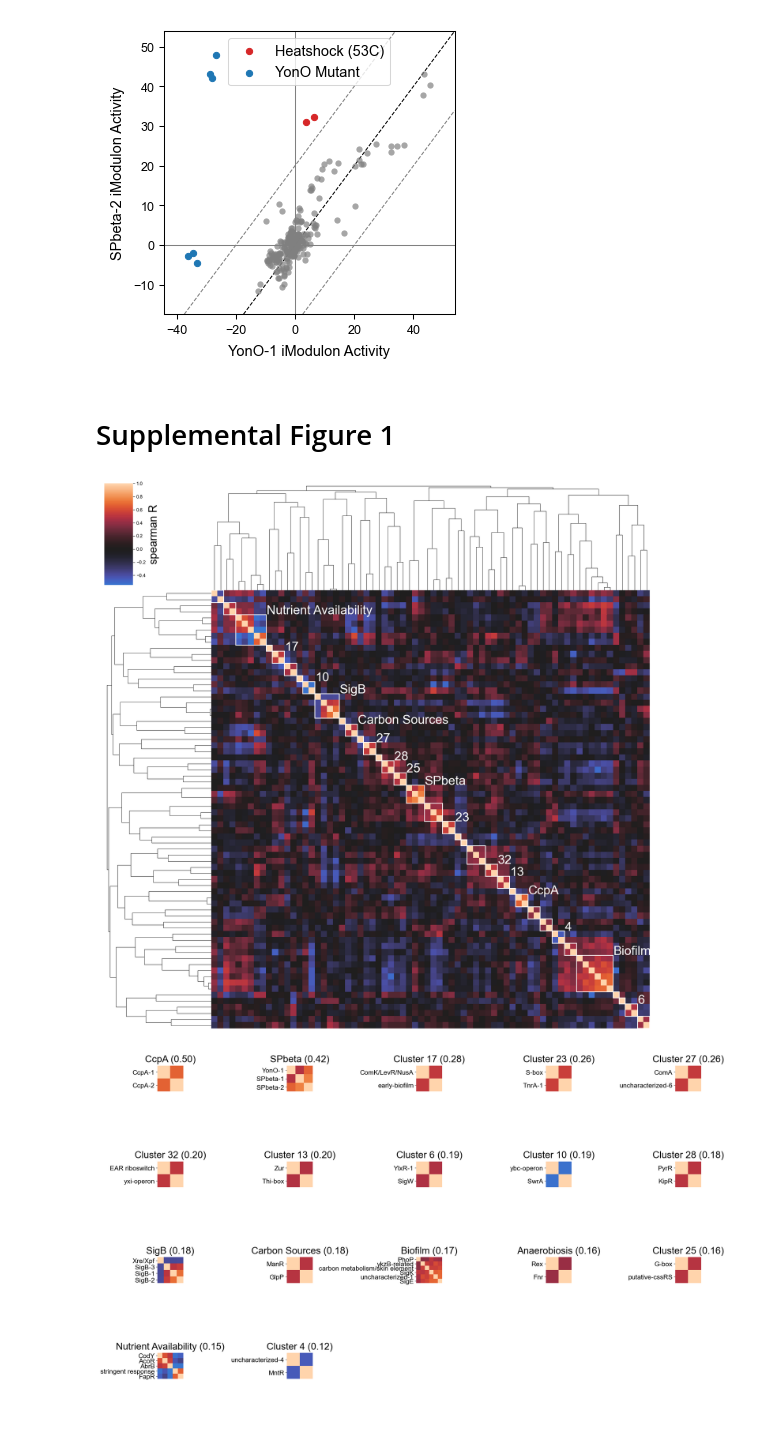
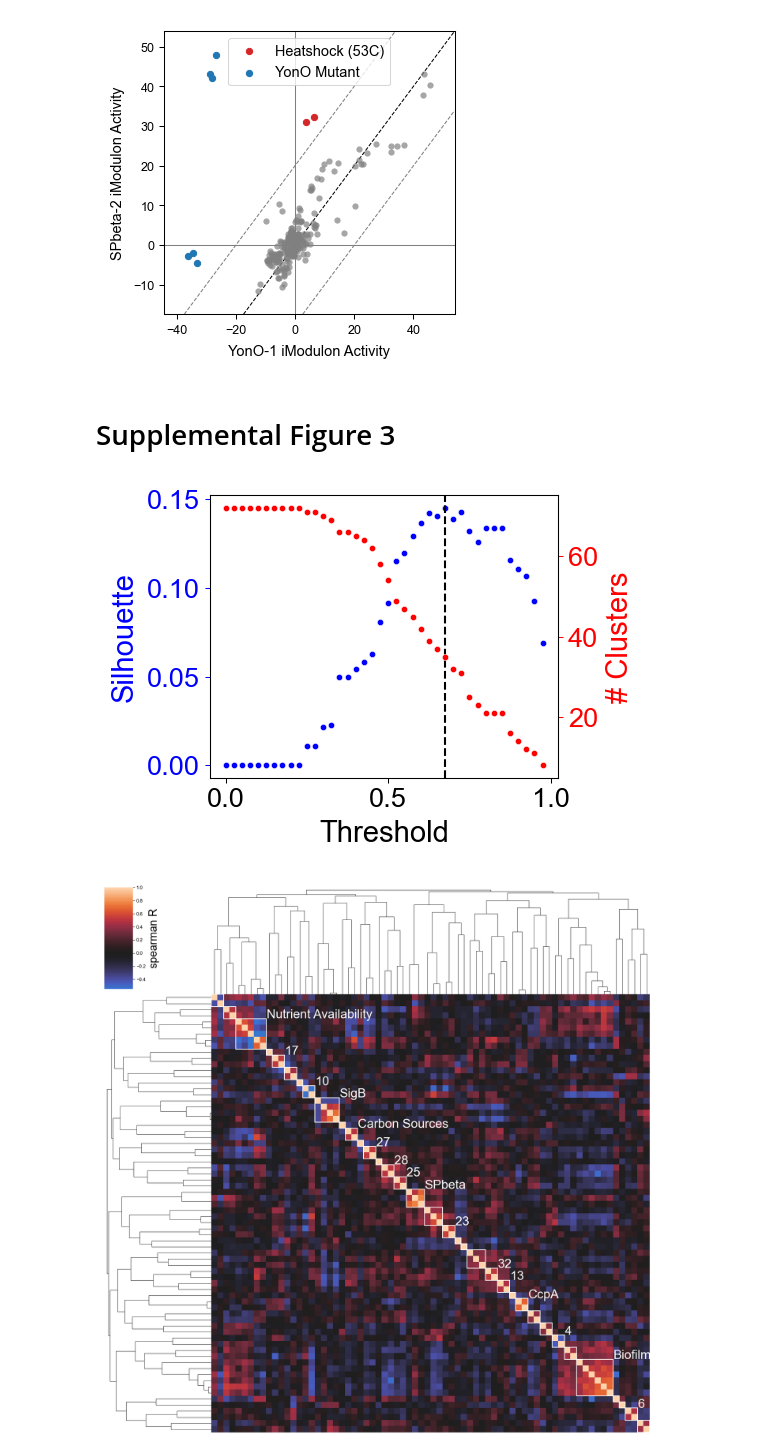
Before and after one commit to avsastry/modulome-workflow, a Jupyter notebook: figures/Figure3_examples.ipynb, the cells around one changed output. Drawn from its saved outputs; the diff is of its cells as text; code cells hidden in the pictures; blank space fills up the shorter version.

Commit message:
Updated figures

```diff
--- a/figures/Figure3_examples.ipynb
+++ b/figures/Figure3_examples.ipynb
@@ -134,13 +134,14 @@ if save_plot:
 # %% [output]
 [figure]
 # %% [markdown]
-# Supplemental Figure 1
+# Supplemental Figure 3
 # %%
-cmap,cg = cluster_activities(ica_data, show_best_clusters=True,
+cmap,cg = cluster_activities(ica_data, show_best_clusters=True,show_thresholding=True,
                              cluster_names={14:'CcpA',11:'SPbeta',1:'SigB',3:'Biofilm',9:'Carbon Sources',16:'Anaerobiosis',2:'Nutrient Availability'},
                              return_clustermap=True)
 if save_plot:
-    cg.savefig(path.join('raw_figures','FigS1_clustermap.png'))
+    cg.savefig(path.join('raw_figures','FigS3a_clustermap.png'))
+    plt.savefig(path.join('raw_figures','FigS3b_clustermap.png'))
 # %% [output]
-[figure, old version]
+[figure, new version]
-[figure, old version]
+[figure, new version]
```
Also changed, not shown: parts of 2 cells of this notebook, 12 other files.
